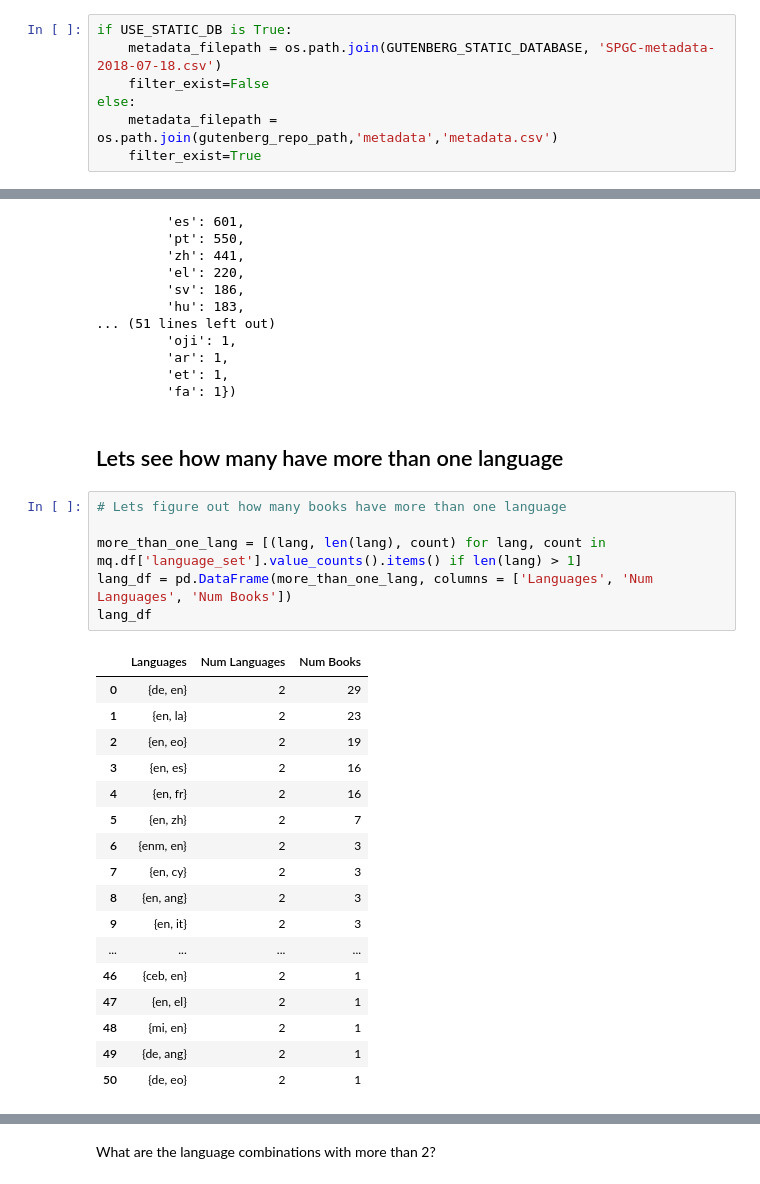
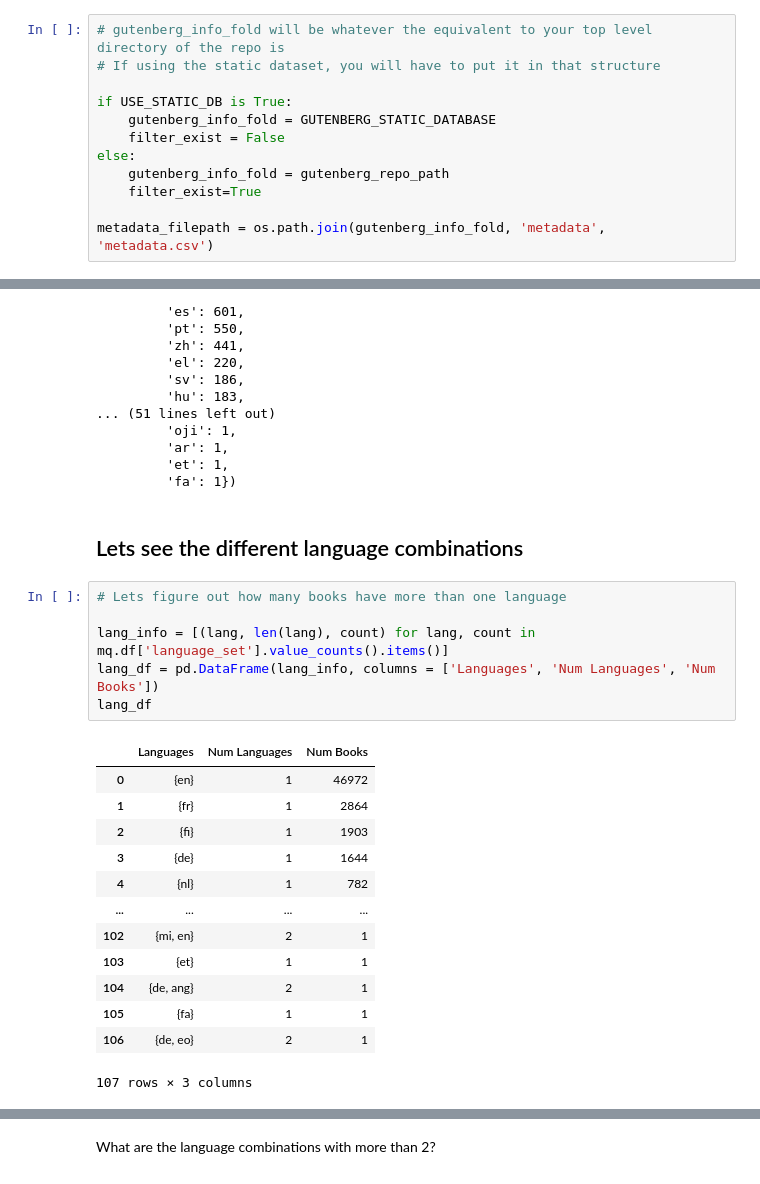
Before and after one commit to xHunterW/gutenberg_corpus_analysis, a Jupyter notebook: EDA/language_EDA.ipynb, the cells around one changed output, grey strips where cells are left out. Cells and saved outputs as stored; diff of their text form.

```diff
--- a/EDA/language_EDA.ipynb
+++ b/EDA/language_EDA.ipynb
@@ -31,12 +31,17 @@ GUTENBERG_STATIC_DATABASE = '/Users/dean/Documents/GradSchool/TheoryOfMachineLea
 # %% [markdown]
 ## You probably don't need to change this
 # %%
+# gutenberg_info_fold will be whatever the equivalent to your top level directory of the repo is
+# If using the static dataset, you will have to put it in that structure
+
 if USE_STATIC_DB is True:
-    metadata_filepath = os.path.join(GUTENBERG_STATIC_DATABASE, 'SPGC-metadata-2018-07-18.csv')
-    filter_exist=False
+    gutenberg_info_fold = GUTENBERG_STATIC_DATABASE
+    filter_exist = False
 else:
-    metadata_filepath = os.path.join(gutenberg_repo_path,'metadata','metadata.csv')
+    gutenberg_info_fold = gutenberg_repo_path
     filter_exist=True
+
+metadata_filepath = os.path.join(gutenberg_info_fold, 'metadata', 'metadata.csv')
 # %% [markdown]
 # Load the Metadata
 # %%
@@ -81,28 +86,24 @@ Counter({'en': 47120,
          'et': 1,
          'fa': 1})
 # %% [markdown]
-## Lets see how many have more than one language
+## Lets see the different language combinations
 # %%
 # Lets figure out how many books have more than one language
 
-more_than_one_lang = [(lang, len(lang), count) for lang, count in mq.df['language_set'].value_counts().items() if len(lang) > 1]
-lang_df = pd.DataFrame(more_than_one_lang, columns = ['Languages', 'Num Languages', 'Num Books'])
+lang_info = [(lang, len(lang), count) for lang, count in mq.df['language_set'].value_counts().items()]
+lang_df = pd.DataFrame(lang_info, columns = ['Languages', 'Num Languages', 'Num Books'])
 lang_df
 # %% [output]
 |  | Languages | Num Languages | Num Books |
-| 0 | {de, en} | 2 | 29 |
-| 1 | {en, la} | 2 | 23 |
-| 2 | {en, eo} | 2 | 19 |
-| 3 | {en, es} | 2 | 16 |
-| 4 | {en, fr} | 2 | 16 |
-| 5 | {en, zh} | 2 | 7 |
-| 6 | {enm, en} | 2 | 3 |
-| 7 | {en, cy} | 2 | 3 |
-| 8 | {en, ang} | 2 | 3 |
-| 9 | {en, it} | 2 | 3 |
+| 0 | {en} | 1 | 46972 |
+| 1 | {fr} | 1 | 2864 |
+| 2 | {fi} | 1 | 1903 |
+| 3 | {de} | 1 | 1644 |
+| 4 | {nl} | 1 | 782 |
 | ... | ... | ... | ... |
-| 46 | {ceb, en} | 2 | 1 |
-| 47 | {en, el} | 2 | 1 |
-| 48 | {mi, en} | 2 | 1 |
-| 49 | {de, ang} | 2 | 1 |
-| 50 | {de, eo} | 2 | 1 |
+| 102 | {mi, en} | 2 | 1 |
+| 103 | {et} | 1 | 1 |
+| 104 | {de, ang} | 2 | 1 |
+| 105 | {fa} | 1 | 1 |
+| 106 | {de, eo} | 2 | 1 |
+107 rows × 3 columns
```
Also changed, not shown: parts of 18 cells of this notebook.
